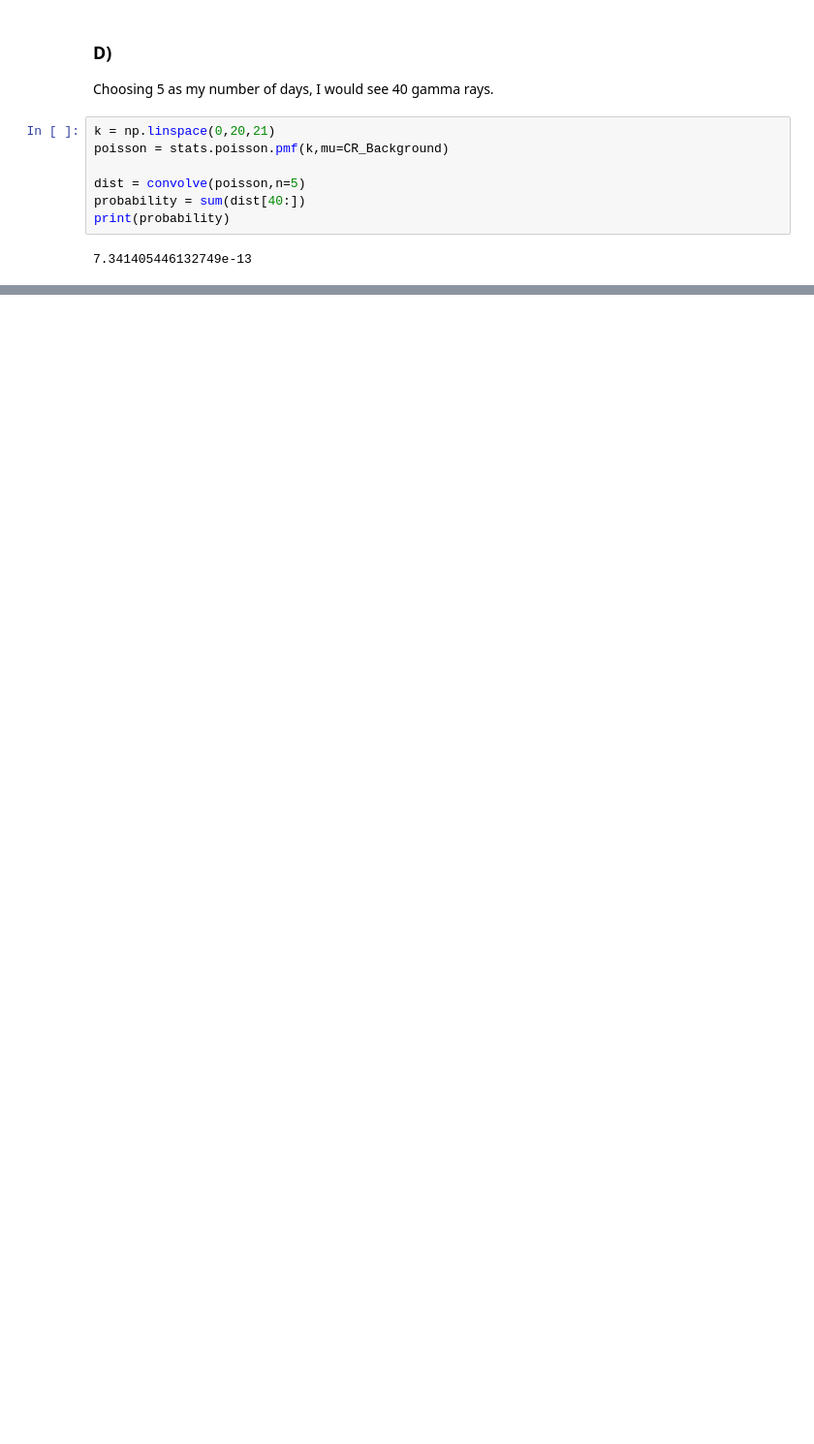
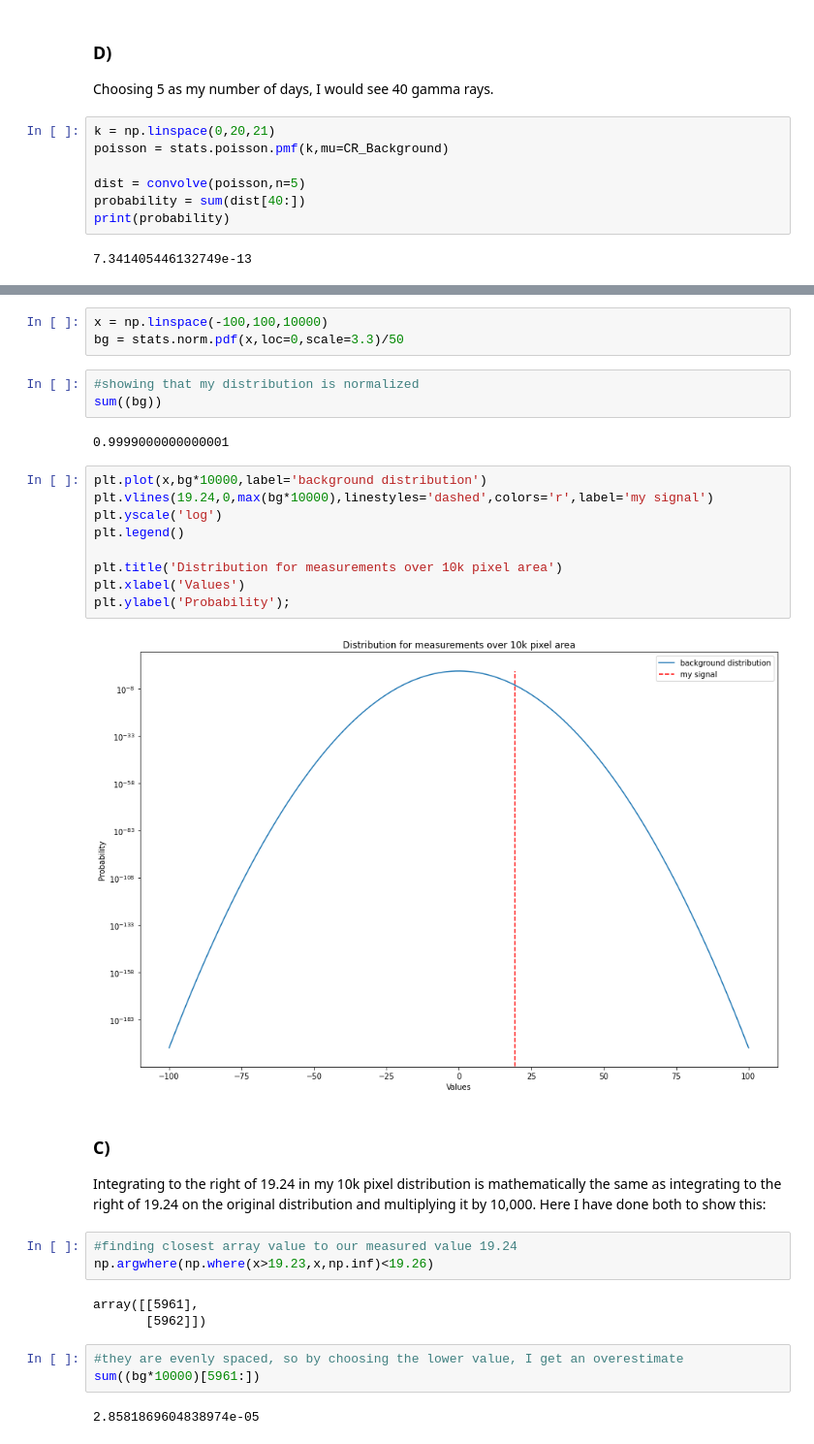
Before and after one commit to afspicciati/Phys-434, a Jupyter notebook: Lab2.ipynb, the cells around one changed output, grey strips where cells are left out. Shown at 97% size. Saved outputs shown, nothing was run; the diff lists cells and outputs as text; blank space fills up the shorter version.

```diff
--- a/Lab2.ipynb
+++ b/Lab2.ipynb
@@ -78,0 +185,33 @@ stats.norm.ppf
+# %%
+x = np.linspace(-100,100,10000)
+bg = stats.norm.pdf(x,loc=0,scale=3.3)/50
+# %%
+#showing that my distribution is normalized
+sum((bg))
+# %% [output]
+0.9999000000000001
+# %%
+plt.plot(x,bg*10000,label='background distribution')
+plt.vlines(19.24,0,max(bg*10000),linestyles='dashed',colors='r',label='my signal')
+plt.yscale('log')
+plt.legend()
+
+plt.title('Distribution for measurements over 10k pixel area')
+plt.xlabel('Values')
+plt.ylabel('Probability');
+# %% [output]
+[figure, added]
+# %% [markdown]
+### C)
+Integrating to the right of 19.24 in my 10k pixel distribution is mathematically the same as integrating to the right of 19.24 on the original distribution and multiplying it by 10,000. Here I have done both to show this:
+# %%
+#finding closest array value to our measured value 19.24
+np.argwhere(np.where(x>19.23,x,np.inf)<19.26)
+# %% [output]
+array([[5961],
+       [5962]])
+# %%
+#they are evenly spaced, so by choosing the lower value, I get an overestimate
+sum((bg*10000)[5961:])
+# %% [output]
+2.8581869604838974e-05
```
Also changed, not shown: parts of 30 cells of this notebook.
